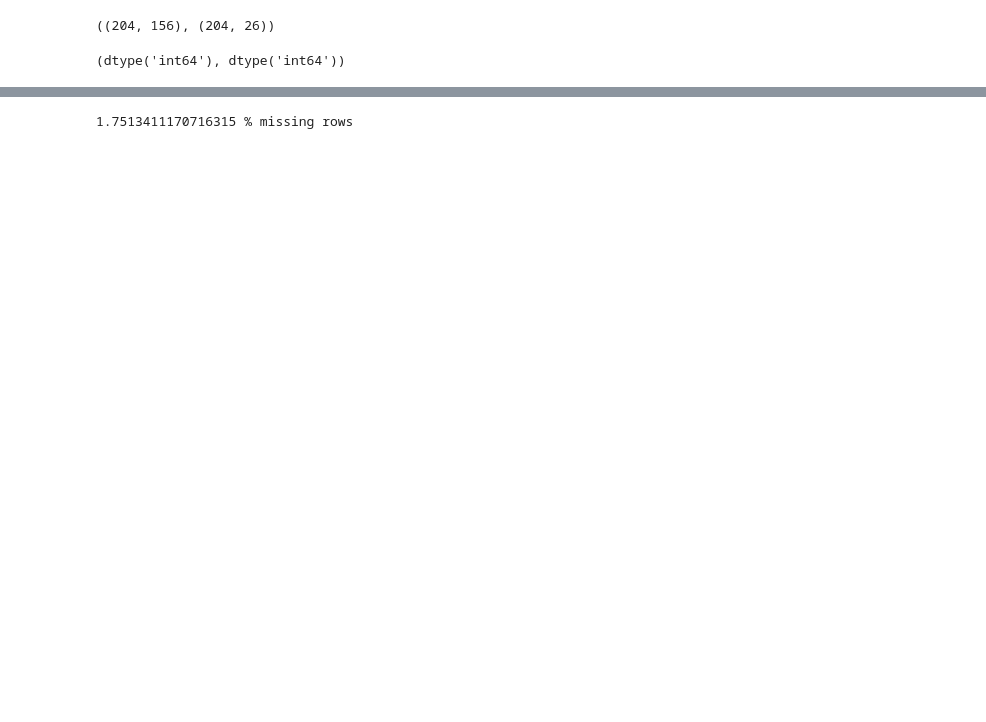
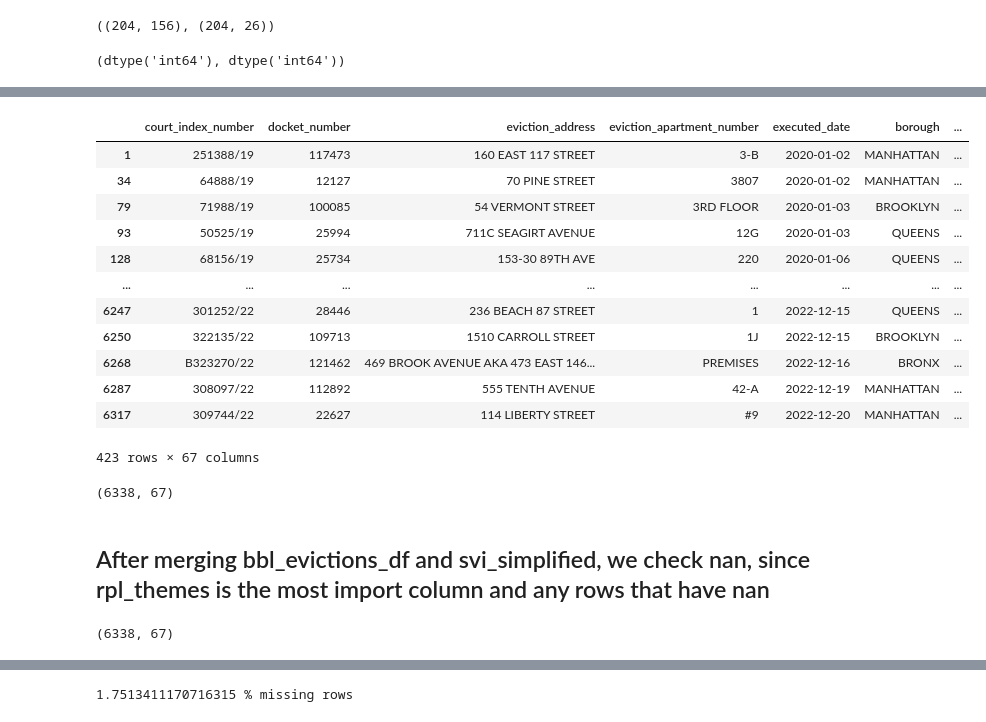
Before and after one commit to simaoalicechen/NYC_Landlord_Behavior_Analysis_Project, a Jupyter notebook: Part_2_merging_SVI_bbl_evictions_covid.ipynb, the cells around one changed output, grey strips where cells are left out. Saved outputs shown, nothing was run; the diff lists cells and outputs as text; code cells hidden in the pictures; blank space fills up the shorter version.

```diff
--- a/Part_2_merging_SVI_bbl_evictions_covid.ipynb
+++ b/Part_2_merging_SVI_bbl_evictions_covid.ipynb
@@ -46,5 +63,5 @@ svi_df.shape, svi_simplified.shape
 # %% [output]
 ((204, 156), (204, 26))
 # %%
-svi_simplified['EP_WHITE'] = 100 - svi_simplified['EP_MINRTY']
+svi_simplified['ep_white'] = 100 - svi_simplified['ep_minrty']
 # %%
@@ -62,0 +123,26 @@ merged_df = pd.merge(bbl_evictions_df,
+# %%
+display(merged_df[merged_df.isna().any(axis=1)])
+# %% [output]
+|  | court_index_number | docket_number | eviction_address | eviction_apartment_number | executed_date | borough | ... |
+| 1 | 251388/19 | 117473 | 160 EAST 117 STREET | 3-B | 2020-01-02 | MANHATTAN | ... |
+| 34 | 64888/19 | 12127 | 70 PINE STREET | 3807 | 2020-01-02 | MANHATTAN | ... |
+| 79 | 71988/19 | 100085 | 54 VERMONT STREET | 3RD FLOOR | 2020-01-03 | BROOKLYN | ... |
+| 93 | 50525/19 | 25994 | 711C SEAGIRT AVENUE | 12G | 2020-01-03 | QUEENS | ... |
+| 128 | 68156/19 | 25734 | 153-30 89TH AVE | 220 | 2020-01-06 | QUEENS | ... |
+| ... | ... | ... | ... | ... | ... | ... | ... |
+| 6247 | 301252/22 | 28446 | 236 BEACH 87 STREET | 1 | 2022-12-15 | QUEENS | ... |
+| 6250 | 322135/22 | 109713 | 1510 CARROLL STREET | 1J | 2022-12-15 | BROOKLYN | ... |
+| 6268 | B323270/22 | 121462 | 469 BROOK AVENUE AKA 473 EAST 146... | PREMISES | 2022-12-16 | BRONX | ... |
+| 6287 | 308097/22 | 112892 | 555 TENTH AVENUE | 42-A | 2022-12-19 | MANHATTAN | ... |
+| 6317 | 309744/22 | 22627 | 114 LIBERTY STREET | #9 | 2022-12-20 | MANHATTAN | ... |
+423 rows × 67 columns
+# %%
+merged_df.shape
+# %% [output]
+(6338, 67)
+# %% [markdown]
+## After merging bbl_evictions_df and svi_simplified, we check nan, since rpl_themes is the most import column and any rows that have nan
+# %%
+merged_df.shape
+# %% [output]
+(6338, 67)
```
Also changed, not shown: parts of 23 cells of this notebook.
